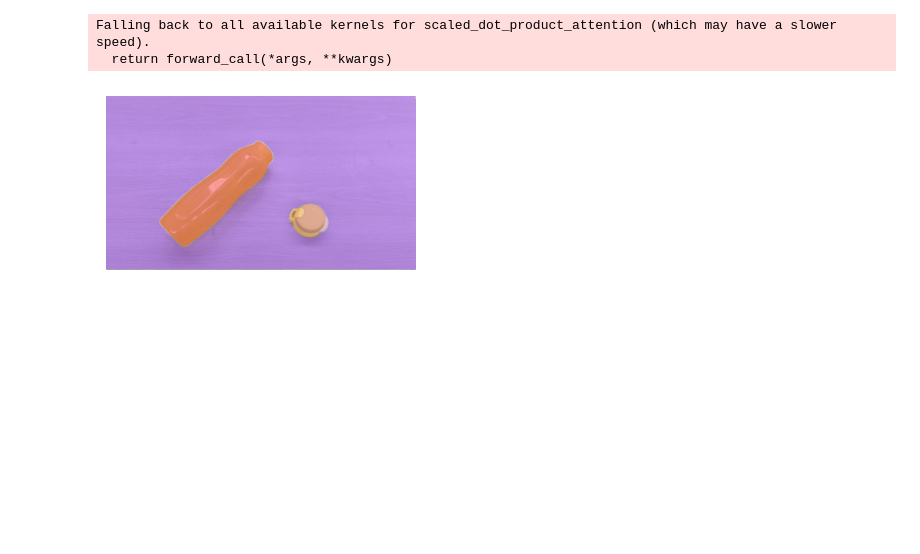
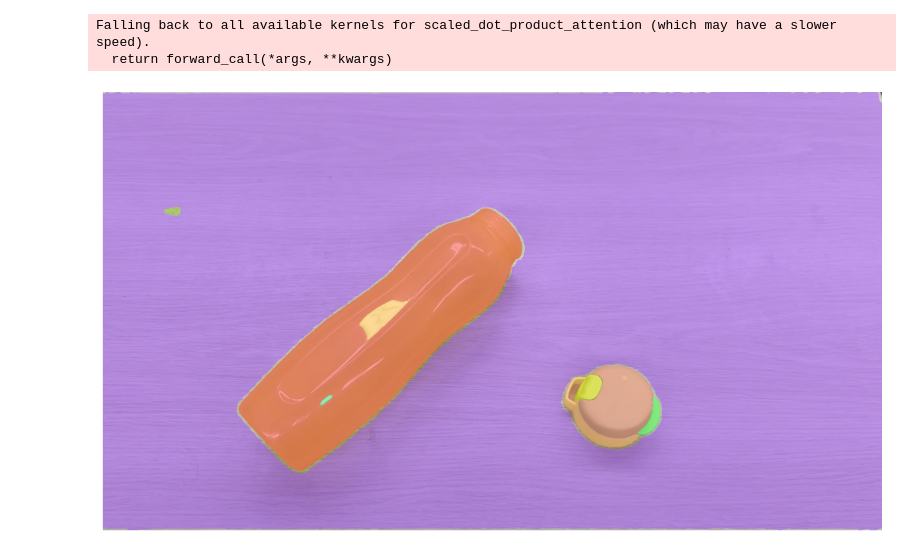
Before and after one commit to NirshalChandraSekar/object_disassembly, a Jupyter notebook: SAM2/learning.ipynb, the cells around one changed output. Saved outputs shown, nothing was run; the diff lists cells and outputs as text; code cells hidden in the pictures; blank space fills up the shorter version.

```diff
--- a/SAM2/learning.ipynb
+++ b/SAM2/learning.ipynb
@@ -233,13 +233,13 @@ Falling back to all available kernels for scaled_dot_product_attention (which ma
 # %%
 import supervision as sv
 
 mask_annotator = sv.MaskAnnotator()
 detections = sv.Detections.from_sam(masks)
 detections.class_id = [i for i in range(len(detections))]
 annotated_image = mask_annotator.annotate(first_frame, detections)
 
-sv.plot_image(image=annotated_image, size=(4, 4))
+sv.plot_image(image=annotated_image, size=(15, 15))
 # %% [output]
-[figure, old version]
+[figure, new version]
 # %%
 masks[0]["segmentation"]
```
Also changed, not shown: parts of 5 cells of this notebook, 4 other files.
